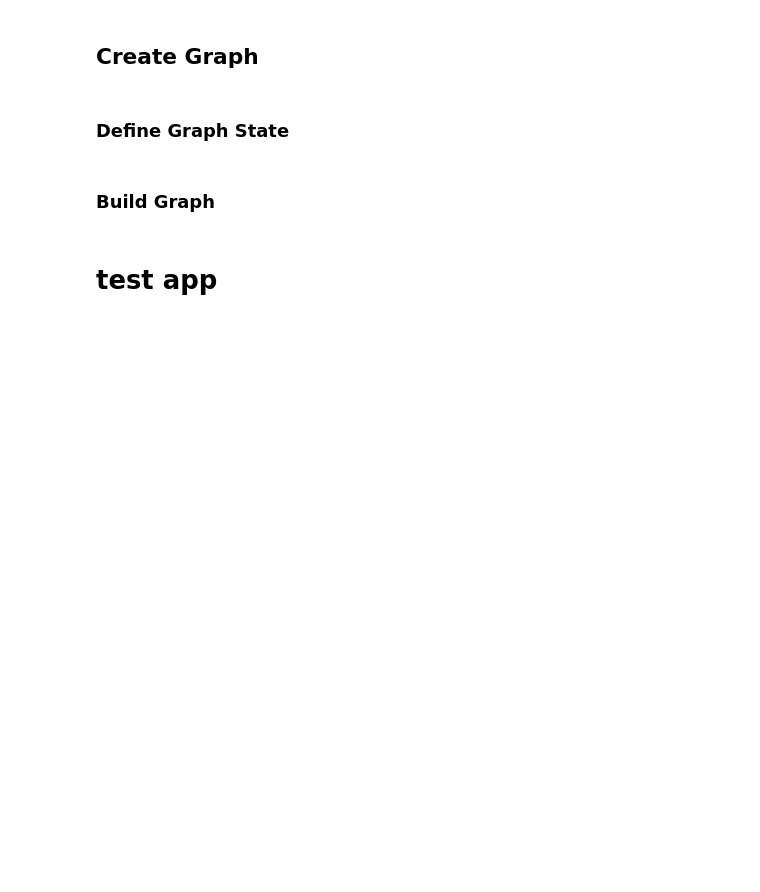
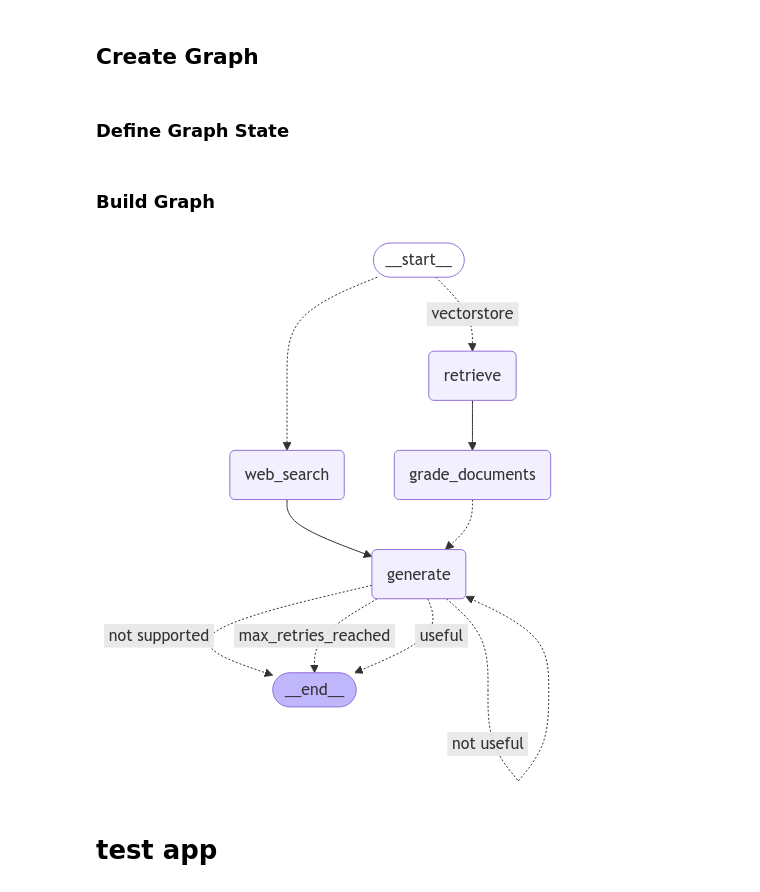
Before and after one commit to necococo/open_notebooks, a Jupyter notebook: agentic_RAG/RAG_12_adaptive_rag_ja.ipynb, the cells around one changed output. Cells and saved outputs as stored; diff of their text form; code cells hidden in the pictures; blank space fills up the shorter version.

````diff
--- a/agentic_RAG/RAG_12_adaptive_rag_ja.ipynb
+++ b/agentic_RAG/RAG_12_adaptive_rag_ja.ipynb
@@ -277,7 +263,7 @@ retrieval_grader = grade_prompt | structured_llm_grader # プロンプトテン
 # %%
 # testing grader example 1
 question = "猫と犬の共通祖先の名前は"
-docs = retriever.get_relevant_documents(question)
+docs = retriever.invoke(question)
 print(retrieval_grader.invoke({"question": question, "document": docs}))
 # %% [output]
 binary_score='no'
@@ -299,7 +285,6 @@ Answer:
 """
 
 prompt = ChatPromptTemplate.from_template(template)
-llm = ChatOpenAI(model="gpt-3.5-turbo", temperature=0, max_completion_tokens=4096)
 
 def format_docs(docs):
     return "\n\n".join(doc.page_content for doc in docs)
@@ -328,7 +313,6 @@ class GradeHallucinations(BaseModel):
 
 
 # LLM with function call
-llm = ChatOpenAI(model="gpt-3.5-turbo", temperature=0, max_completion_tokens=4096)
 structured_llm_grader = llm.with_structured_output(GradeHallucinations, method="function_calling")
 
 # prompt for the grader
@@ -572,8 +608,8 @@ workflow.add_conditional_edges(
     "generate",
     grade_generation_v_documents_and_question,
     {
-        "not supported": "generate",
-        "not useful": END,
+        "not supported": END,
+        "not useful": "generate",
         "max_retries_reached": END,
         "useful": END,
     },
@@ -584,6 +620,12 @@ app = workflow.compile()
 # print("```mermaid")
 # print(app.get_graph().draw_mermaid())
 # print("```")
+# %%
+from IPython.display import Image, display
+
+display(Image(app.get_graph().draw_mermaid_png()))
+# %% [output]
+[figure, added]
 # %% [markdown]
 # test app
 # %%
````
Also changed, not shown: parts of 21 cells of this notebook, 1 other file.
